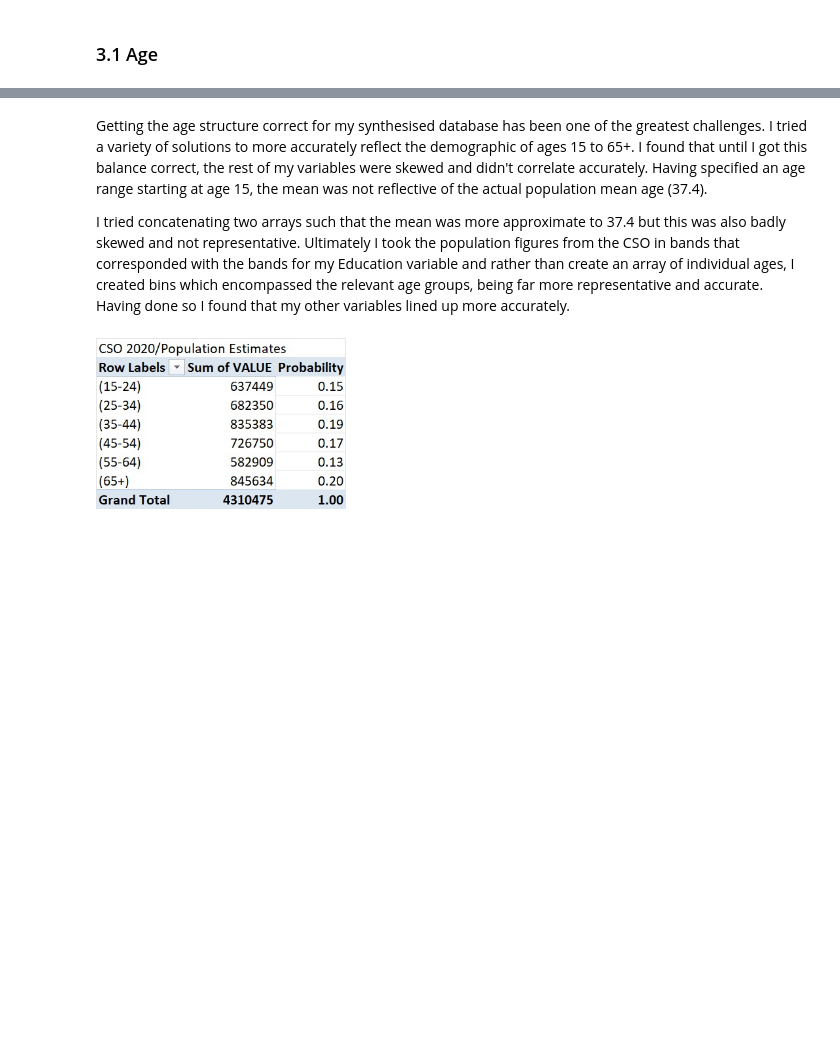
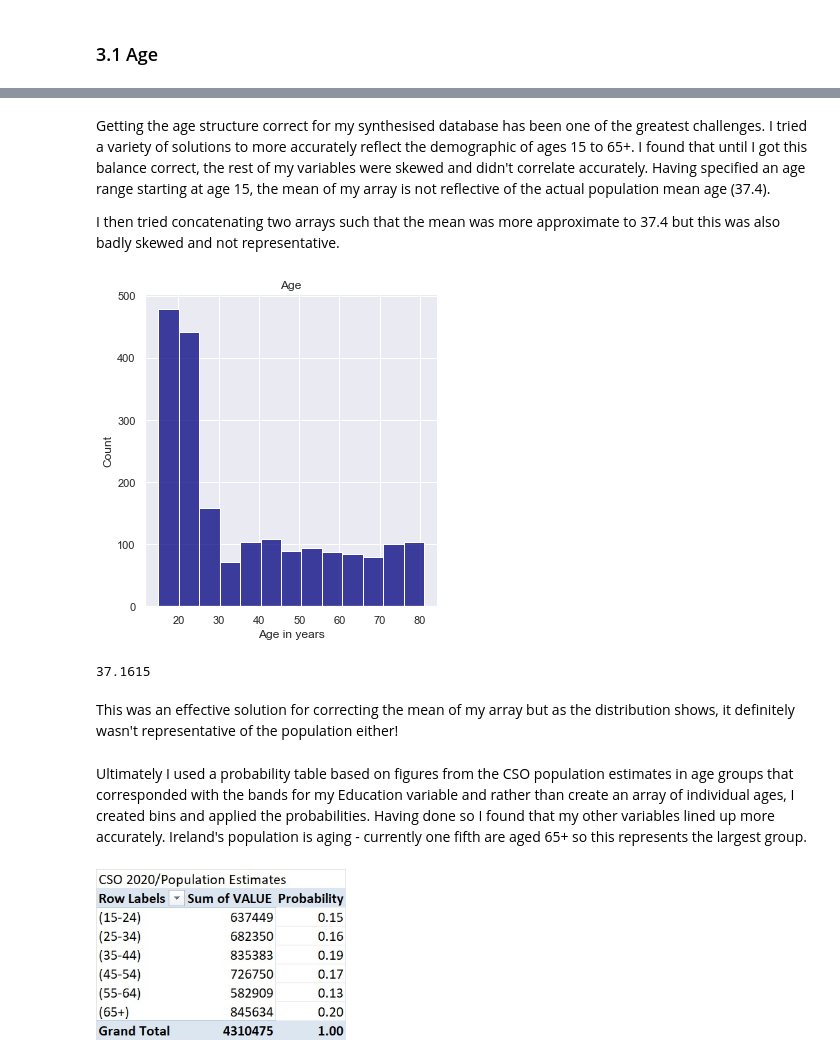
Before and after one commit to Scunnies/PfDA_Assignment, a Jupyter notebook: PfDA_Assignment.ipynb, the cells around one changed output, grey strips where cells are left out. Drawn from its saved outputs; the diff is of its cells as text; code cells hidden in the pictures; blank space fills up the shorter version.

Commit message:
Read through and further plots

```diff
--- a/PfDA_Assignment.ipynb
+++ b/PfDA_Assignment.ipynb
@@ -81,7 +83,28 @@ np.mean(Age)
 # %% [markdown]
-Getting the age structure correct for my synthesised database has been one of the greatest challenges.  I tried a variety of solutions to more accurately reflect the demographic of ages 15 to 65+.  I found that until I got this balance correct, the rest of my variables were skewed and didn't correlate accurately.  Having specified an age range starting at age 15, the mean was not reflective of the actual population mean age (37.4).
+Getting the age structure correct for my synthesised database has been one of the greatest challenges.  I tried a variety of solutions to more accurately reflect the demographic of ages 15 to 65+.  I found that until I got this balance correct, the rest of my variables were skewed and didn't correlate accurately.  Having specified an age range starting at age 15, the mean of my array is not reflective of the actual population mean age (37.4).
 
-I tried concatenating two arrays such that the mean was more approximate to 37.4 but this was also badly skewed and not representative.  Ultimately I took the population figures from the CSO in bands that corresponded with the bands for my Education variable and rather than create an array of individual ages, I created bins which encompassed the relevant age groups, being far more representative and accurate.  Having done so I found that my other variables lined up more accurately.
+I then tried concatenating two arrays such that the mean was more approximate to 37.4 but this was also badly skewed and not representative.
+# %%
+arr1 = np.random.randint(low=15, high=27, size=1000)
+arr2 = np.random.randint(low=27, high=82, size=1000)
+
+Age = (np.concatenate((arr1, arr2)))
+
+# plot the distribution
+sns.displot(Age, color = 'navy')
+plt.title('Age')
+plt.xlabel('Age in years')
+plt.show()
+# %% [output]
+[figure, added]
+# %%
+np.mean(np.concatenate((arr1, arr2)))
+# %% [output]
+37.1615
+# %% [markdown]
+This was an effective solution for correcting the mean of my array but as the distribution shows, it definitely wasn't representative of the population either!
+# %% [markdown]
+Ultimately I used a probability table based on figures from the CSO population estimates in age groups that corresponded with the bands for my Education variable and rather than create an array of individual ages, I created bins and applied the probabilities.  Having done so I found that my other variables lined up more accurately. Ireland's population is aging - currently one fifth are aged 65+ so this represents the largest group.
 # %% [markdown]
 <div>
 <img src="attachment:PopulationEstimatesPT.jpg" width="250" align = "left"/>
```
Also changed, not shown: parts of 28 cells of this notebook.
